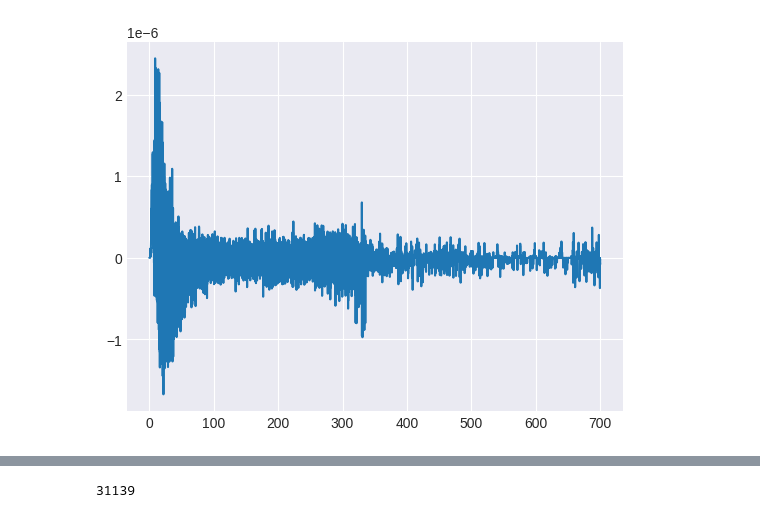
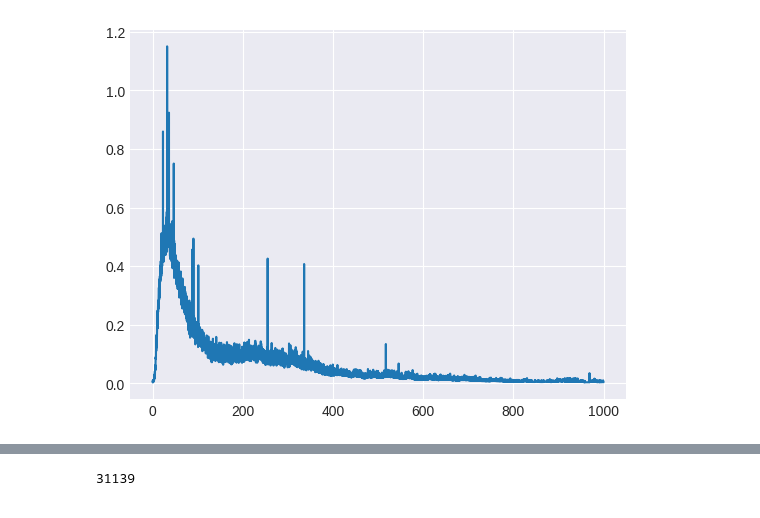
Before and after one commit to lukeoloughlin/GW-model, a Jupyter notebook: gw_martingale.ipynb, the cells around one changed output, grey strips where cells are left out. Drawn from its saved outputs; the diff is of its cells as text; code cells hidden in the pictures.

```diff
--- a/gw_martingale.ipynb
+++ b/gw_martingale.ipynb
@@ -167,5 +280,5 @@ plt.show()
 # %%
-plt.plot(sim.t, sim.dCaSS_mean)
+plt.plot(sim.t, sim.sigma_mean)
 plt.show()
 # %% [output]
-[figure, old version]
+[figure, new version]
```
Also changed, not shown: parts of 39 cells of this notebook, 8 other files.
